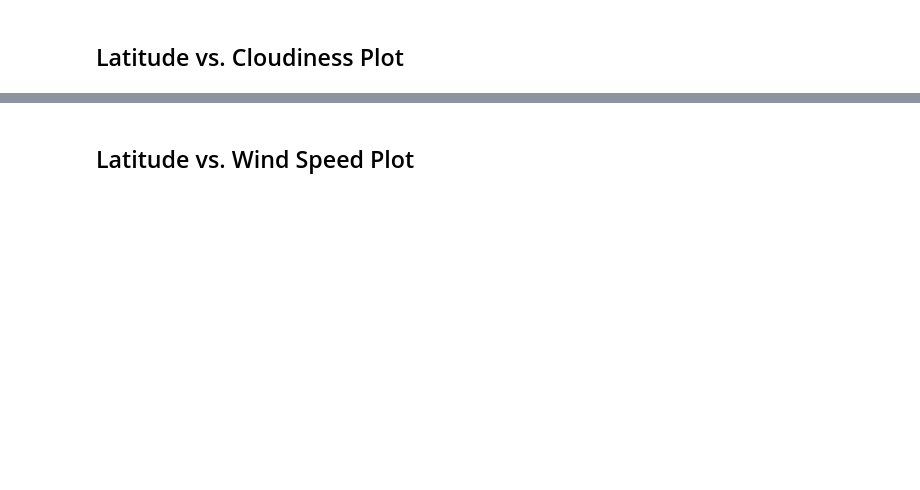
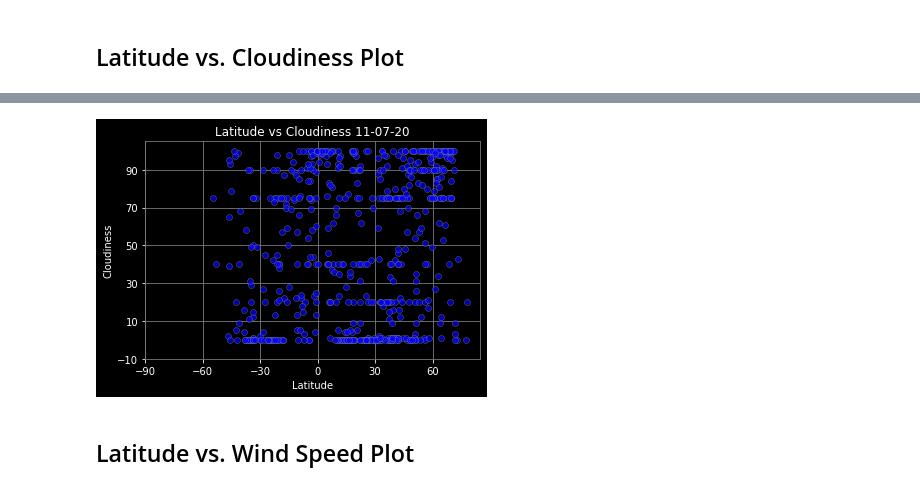
Before and after one commit to JeremyKalmus/python-api-challenge, a Jupyter notebook: WeatherPy/WeatherPy.ipynb, the cells around one changed output, grey strips where cells are left out. Drawn from its saved outputs; the diff is of its cells as text; code cells hidden in the pictures; blank space fills up the shorter version.

```diff
--- a/WeatherPy/WeatherPy.ipynb
+++ b/WeatherPy/WeatherPy.ipynb
@@ -146,2 +236,24 @@ Int64Index([], dtype='int64')
+# %%
+lat_vs_cld = city_data.copy()
+lat_vs_cld = lat_vs_cld[["City", "Lat","Cloudiness"]]
+lat_vs_cld_x = lat_vs_cld["Lat"]
+lat_vs_cld_y = lat_vs_cld["Cloudiness"]
+
+plt.plot(lat_vs_cld_x, lat_vs_cld_y, 'o',markerfacecolor = 'blue', markeredgecolor='grey', markeredgewidth=.5, alpha=.7)
+plt.title("Latitude vs Cloudiness 11-07-20", color='white')
+plt.xlabel("Latitude", color='white')
+plt.ylabel("Cloudiness", color='white')
+plt.xticks(np.arange(-90,90, 30), color='white')
+plt.yticks(np.arange((min(lat_vs_cld["Cloudiness"])-10), (max(lat_vs_cld["Cloudiness"])+10), 20), color='white')
+ax = plt.axes()
+ax.set_facecolor('black')
+ax.spines['bottom'].set_color('grey')
+ax.spines['top'].set_color('grey')
+ax.spines['right'].set_color('grey')
+ax.spines['left'].set_color('grey')
+ax.grid(b=True, which='major', axis='both', color='grey')
+plt.show()
+# %% [output]
+[figure, added]
 # %% [markdown]
 ## Latitude vs. Wind Speed Plot
```
Also changed, not shown: parts of 30 cells of this notebook, 1 other file.
